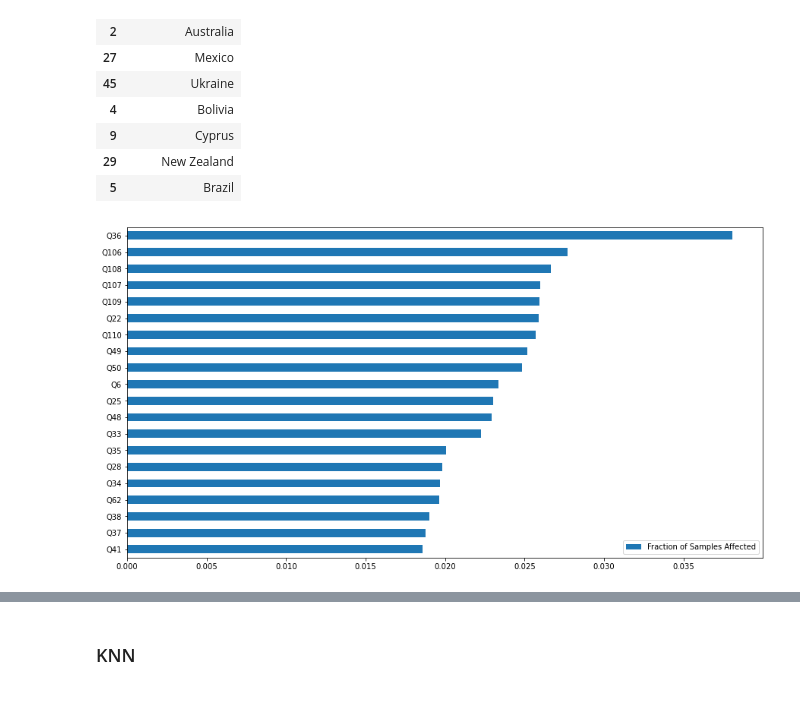
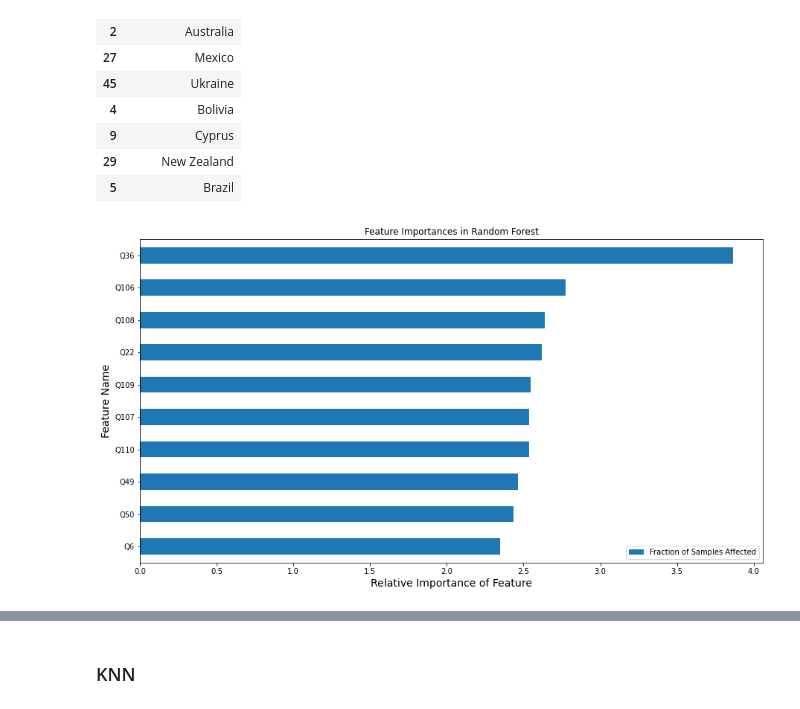
Before and after one commit to vmccready/world-values-analysis, a Jupyter notebook: exploration.ipynb, the cells around one changed output, grey strips where cells are left out. Saved outputs shown, nothing was run; the diff lists cells and outputs as text; code cells hidden in the pictures.

Commit message:
created feature importance graphs for models. Created readme sections.

```diff
--- a/exploration.ipynb
+++ b/exploration.ipynb
@@ -37,2 +37,10 @@ from src.pipeline import create_Xy, get_country_codes
 # %%
 X, y = create_Xy(data)
+# %%
+qs = ['Q' + str(i) for i in range(1,51)]
+qs += ['Q' + str(i) for i in range(56,63)]
+qs += ['Q' + str(i) for i in range(106,112)]
+# qs += ['Q' + str(i) for i in range(152,199)]
+X = data.loc[:,qs].copy()
+questions = ['Q' + str(i) for i in range(7,18)]
+X[questions] = X[questions].applymap(lambda x: 1 if x==1 else 0)
@@ -191,9 +205,16 @@ country.iloc[probs[0].argsort()[-1:-10:-1]]
 | 5 | Brazil |
 # %%
 # Plot the feature importance
+fig, ax = plt.subplots(figsize=(12,8))
+
 feat_scores = pd.DataFrame({'Fraction of Samples Affected' : rf.feature_importances_},
                            index=X.columns)
 feat_scores = feat_scores.sort_values(by='Fraction of Samples Affected')
-feat_scores[-20:].plot(kind='barh', figsize=(15,8));
+feat_scores = feat_scores*100/np.sum(feat_scores)
+feat_scores[-10:].plot(kind='barh', figsize=(15,8), ax=ax);
+ax.set_title("Feature Importances in Random Forest")
+ax.set_xlabel('Relative Importance of Feature', fontsize=14)
+ax.set_ylabel('Feature Name', fontsize=14)
+plt.savefig('img/rf-feature-importances.png')
 # %% [output]
-[figure, old version]
+[figure, new version]
```
Also changed, not shown: parts of 18 cells of this notebook, 4 other files.
